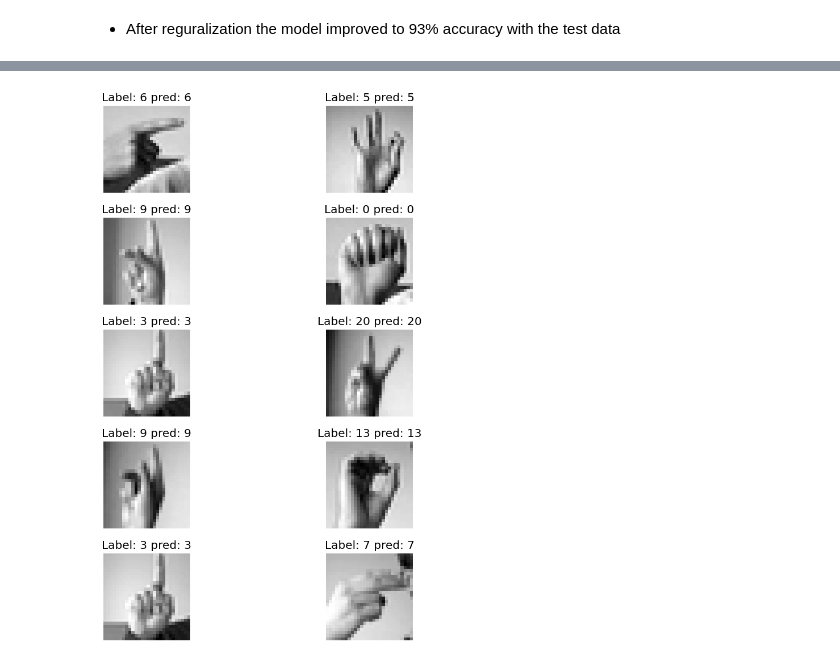
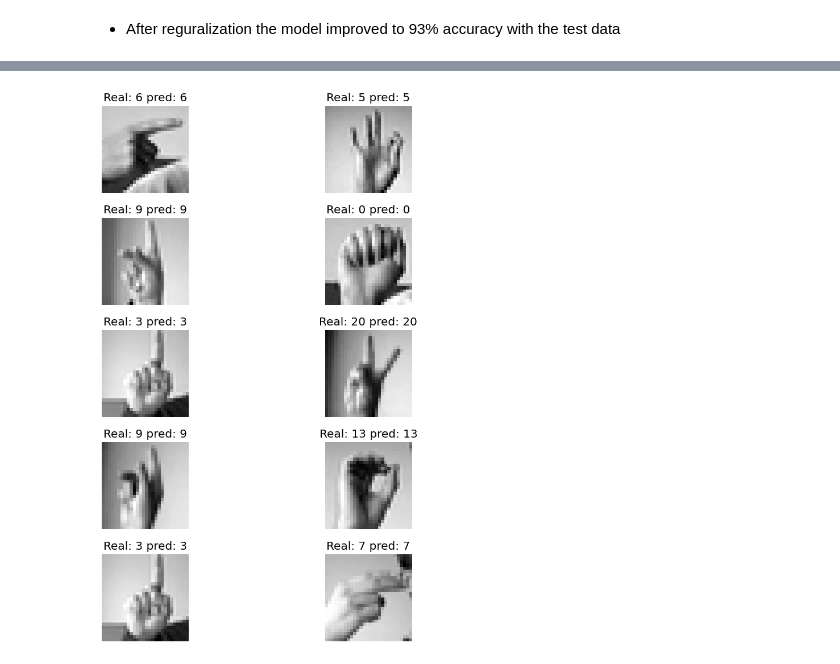
Before and after one commit to JamesMbeti/KSL-FINGERSPELLING-RECOGNITION, a Jupyter notebook: CNN2.ipynb, the cells around one changed output, grey strips where cells are left out. Drawn from its saved outputs; the diff is of its cells as text; code cells hidden in the pictures.

```diff
--- a/CNN2.ipynb
+++ b/CNN2.ipynb
@@ -656,26 +660,26 @@ pred_labels = pd.Series([np.argmax(x) for x in predictions])
 # %%
 #displaying images
 # Extract pixel values and labels
 pixel_columns = test.columns[1:]  # Exclude the label column
 pixel_values = test[pixel_columns].values
 labels = test['label'].values
 pred_labels = pred_labels.values
 
 # Display images
 fig, axes = plt.subplots(5, 2, figsize=(8, 10))
 fig.tight_layout()
 
 # Display images
 for i in range(10):
     row = i // 2  # Calculate the row index
     col = i % 2   # Calculate the column index
     pixel_array = pixel_values[i].reshape(28, 28)  # Assuming the original image size is 28x28
     # Display image on the corresponding subplot
     axes[row, col].imshow(pixel_array, cmap='gray')
-    axes[row, col].set_title(f"Label: {labels[i]} pred: {pred_labels[i]}")
+    axes[row, col].set_title(f"Real: {labels[i]} pred: {pred_labels[i]}")
     axes[row, col].axis('off')
 
 # Show the plot
 plt.show()
 # %% [output]
-[figure, old version]
+[figure, new version]
```
Also changed, not shown: parts of 31 cells of this notebook, 8 other files.
